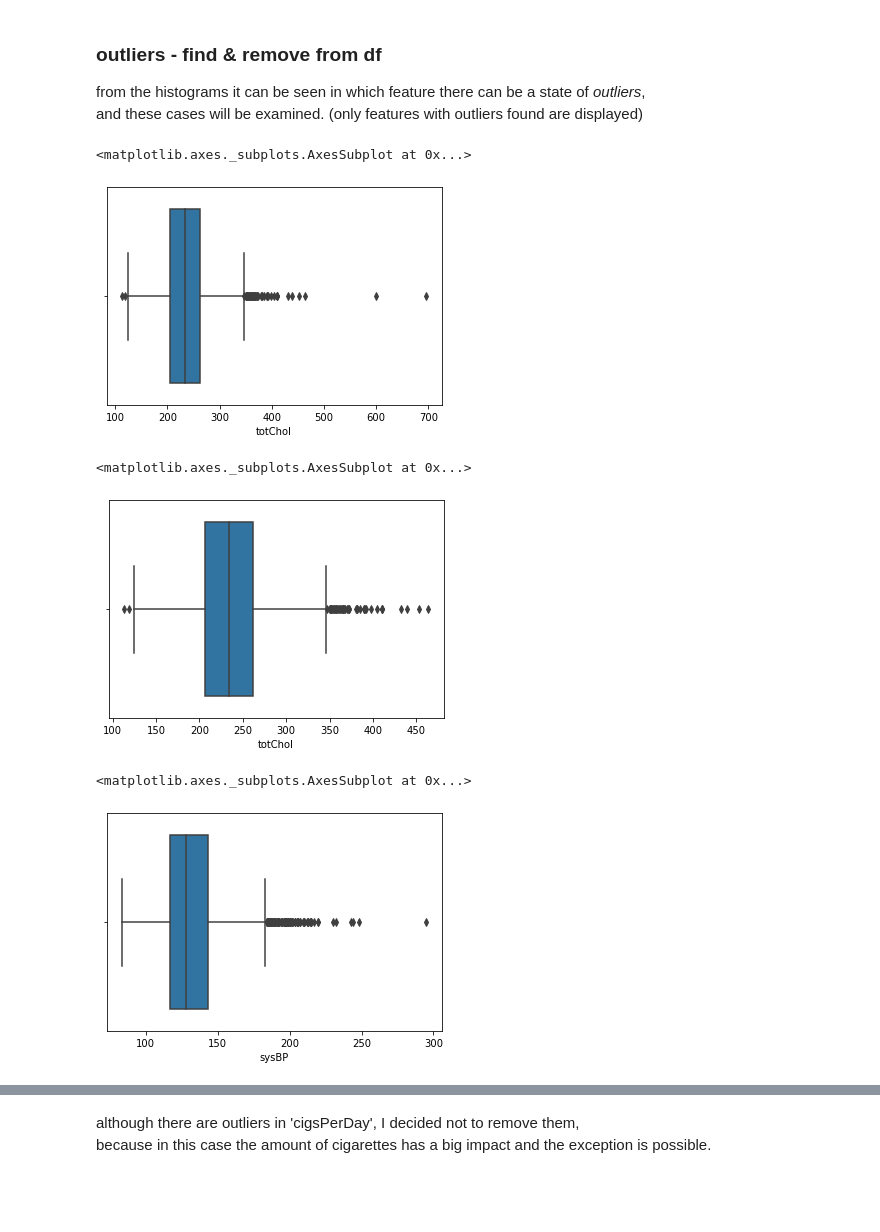
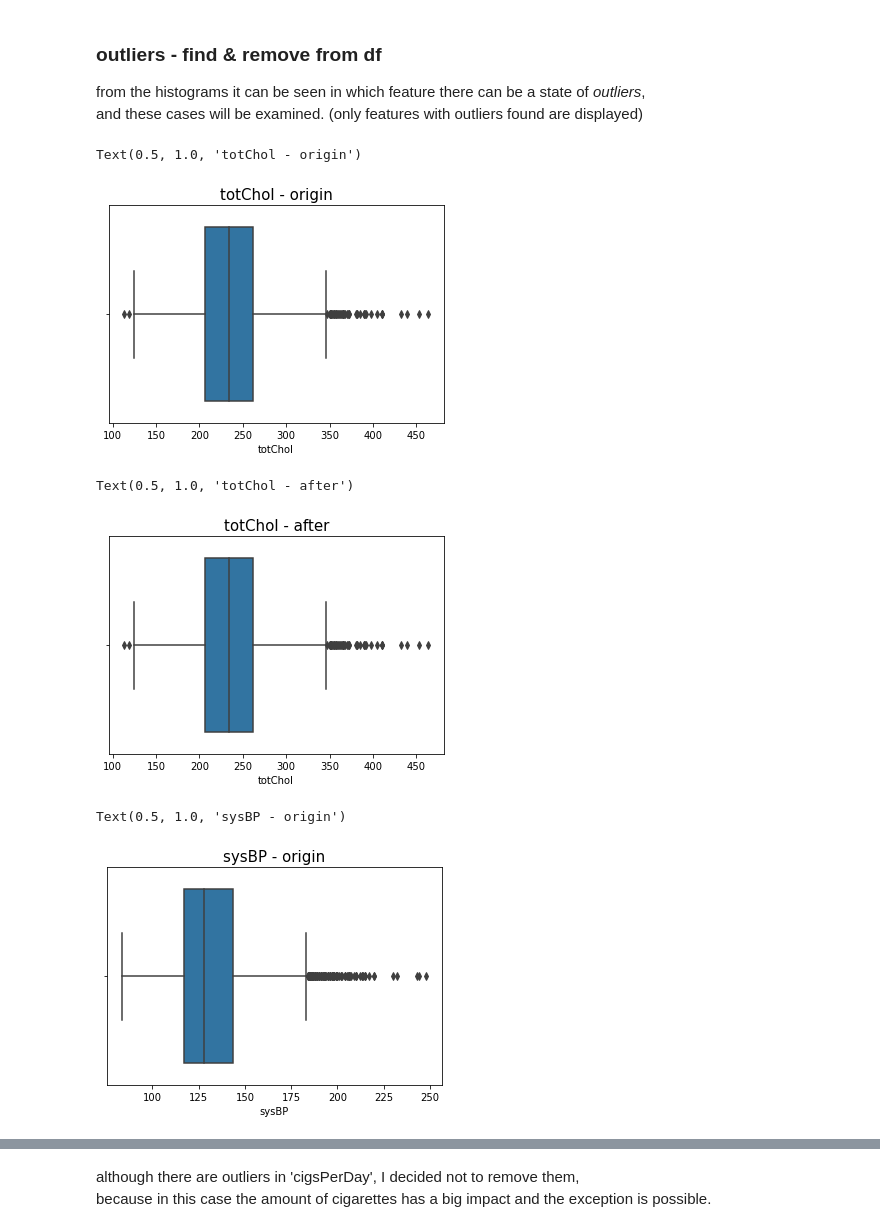
Before and after one commit to renanarimon/ml_models, a Jupyter notebook: final_project_part_3_classification.ipynb, the cells around one changed output, grey strips where cells are left out. Cells and saved outputs as stored; diff of their text form; code cells hidden in the pictures; blank space fills up the shorter version.

```diff
--- a/final_project_part_3_classification.ipynb
+++ b/final_project_part_3_classification.ipynb
@@ -226,21 +226,24 @@ and these cases will be examined.
 (only features with outliers found are displayed)
 # %%
 sns.boxplot(df.totChol)
+plt.title('totChol - origin',fontsize=15)
 # %% [output]
-<matplotlib.axes._subplots.AxesSubplot at 0x...>
+Text(0.5, 1.0, 'totChol - origin')
-[figure, old version]
+[figure, new version]
 # %%
 #Dropping 2 outliers in cholesterin
 df = df.drop(df[df.totChol > 599].index)
 sns.boxplot(df.totChol)
+plt.title('totChol - after',fontsize=15)
 # %% [output]
-<matplotlib.axes._subplots.AxesSubplot at 0x...>
+Text(0.5, 1.0, 'totChol - after')
-[figure, old version]
+[figure, new version]
 # %%
 sns.boxplot(df.sysBP)
+plt.title('sysBP - origin',fontsize=15)
 # %% [output]
-<matplotlib.axes._subplots.AxesSubplot at 0x...>
+Text(0.5, 1.0, 'sysBP - origin')
-[figure, old version]
+[figure, new version]
 # %%
 #Dropping 1 outlier in sysBP
 df = df.drop(df[df.sysBP > 280].index)
```
Also changed, not shown: parts of 29 cells of this notebook.
